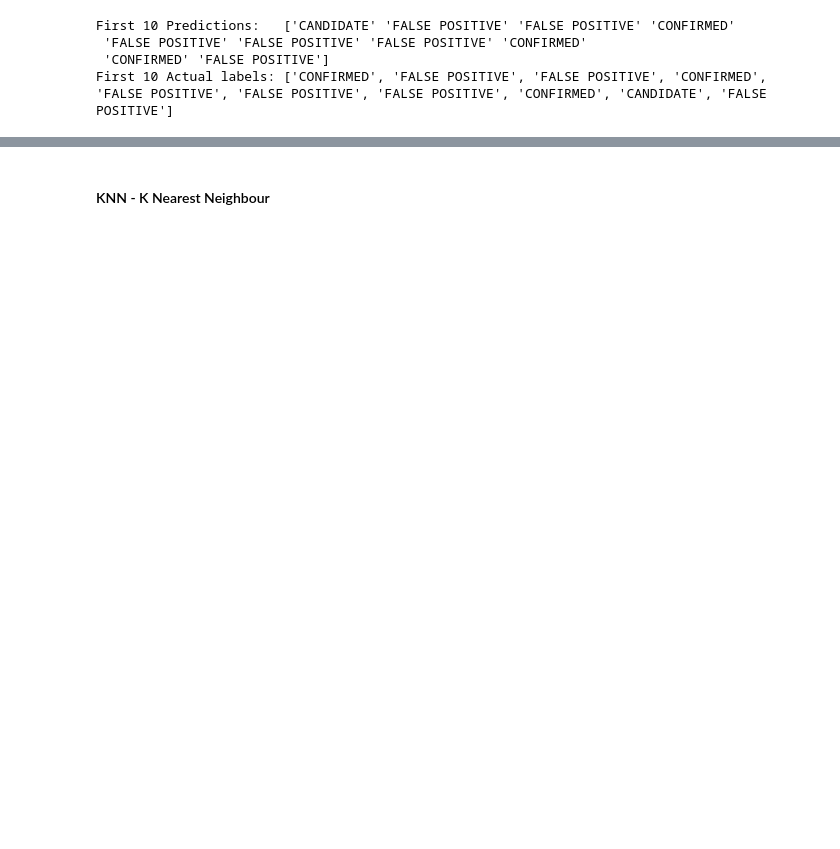
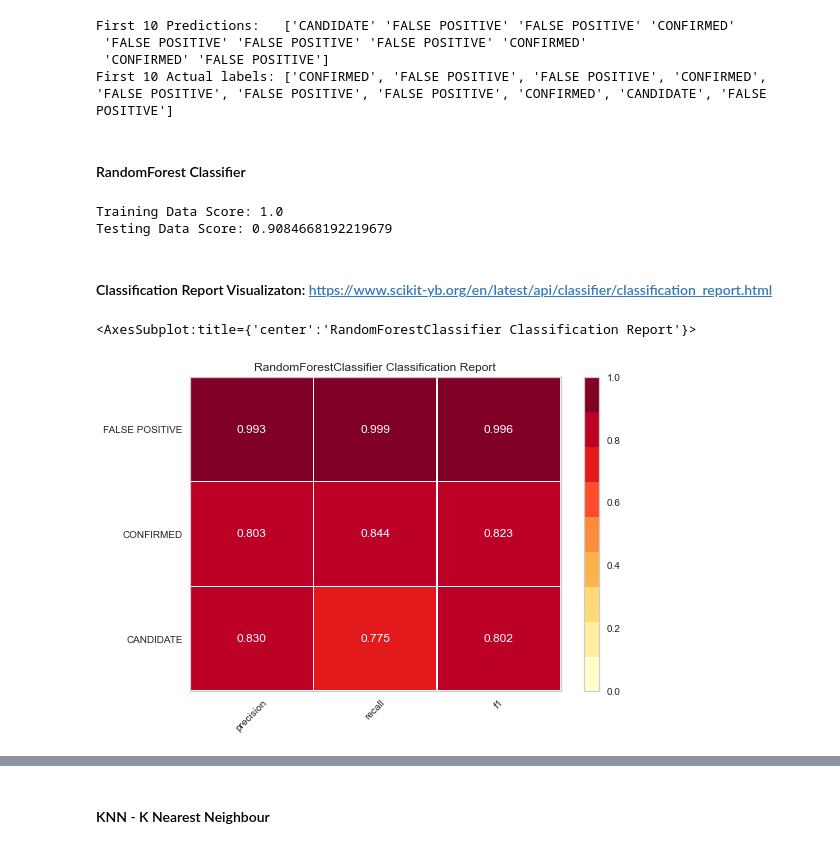
Before and after one commit to divya-gh/ML-Exoplanet-Classification-and-Prediction-Model, a Jupyter notebook: model_1.ipynb, the cells around one changed output, grey strips where cells are left out. Saved outputs shown, nothing was run; the diff lists cells and outputs as text; code cells hidden in the pictures; blank space fills up the shorter version.

```diff
--- a/model_1.ipynb
+++ b/model_1.ipynb
@@ -115,3 +174,26 @@ First 10 Predictions:   ['CANDIDATE' 'FALSE POSITIVE' 'FALSE POSITIVE' 'CONFIRME
  'FALSE POSITIVE' 'FALSE POSITIVE' 'FALSE POSITIVE' 'CONFIRMED'
  'CONFIRMED' 'FALSE POSITIVE']
 First 10 Actual labels: ['CONFIRMED', 'FALSE POSITIVE', 'FALSE POSITIVE', 'CONFIRMED', 'FALSE POSITIVE', 'FALSE POSITIVE', 'FALSE POSITIVE', 'CONFIRMED', 'CANDIDATE', 'FALSE POSITIVE']
+# %% [markdown]
+#### RandomForest Classifier
+# %%
+#create another model to train the data
+rf1 = RandomForestClassifier(n_estimators=200)
+rf1 = rf1.fit(X_train_scaled, y_train)
+print(f"Training Data Score: {rf1.score(X_train_scaled, y_train)}")
+print(f"Testing Data Score: {rf1.score(X_test_scaled, y_test)}")
+# %% [output]
+Training Data Score: 1.0
+Testing Data Score: 0.9084668192219679
+# %% [markdown]
+#### Classification Report Visualizaton: https://www.scikit-yb.org/en/latest/api/classifier/classification_report.html
+# %%
+from yellowbrick.classifier import ClassificationReport
+visualizer = ClassificationReport(rf1)
+
+visualizer.fit(X_train_scaled, y_train)        # Fit the visualizer and the model
+visualizer.score(X_test_scaled, y_test)        # Evaluate the model on the test data
+visualizer.show(outpath="Images/RF_ClassificationReport.png")  # Finalize and show the figure
+# %% [output]
+<AxesSubplot:title={'center':'RandomForestClassifier Classification Report'}>
+[figure, added]
```
Also changed, not shown: parts of 30 cells of this notebook, 6 other files.
